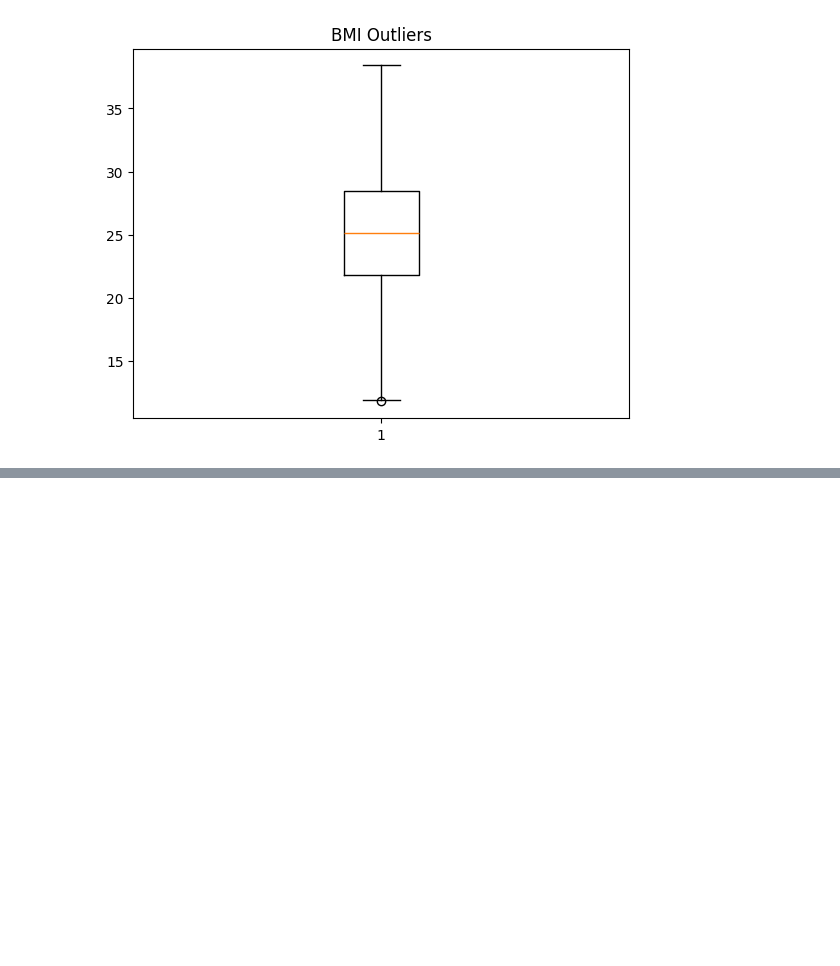
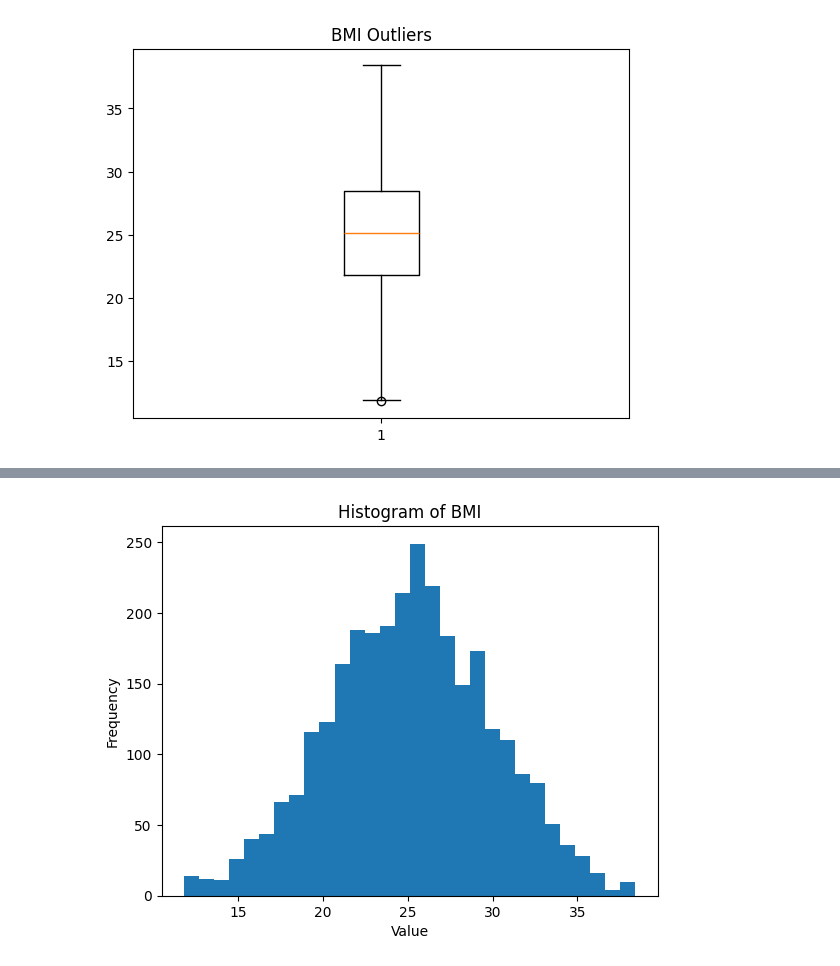
Before and after one commit to El-Modmer-Mekawy/ML-Workshop, a Jupyter notebook: Day 1/preprocessing.ipynb, the cells around one changed output, grey strips where cells are left out. Drawn from its saved outputs; the diff is of its cells as text; code cells hidden in the pictures; blank space fills up the shorter version.

```diff
--- a/Day 1/preprocessing.ipynb
+++ b/Day 1/preprocessing.ipynb
@@ -316,0 +355,8 @@ df.to_csv("covid_cleaned.csv", index=False)
+# %%
+plt.hist(df['BMI'], bins=30)
+plt.title("Histogram of BMI")
+plt.xlabel("Value")
+plt.ylabel("Frequency")
+plt.show()
+# %% [output]
+[figure, added]
```
Also changed, not shown: parts of 6 cells of this notebook.
